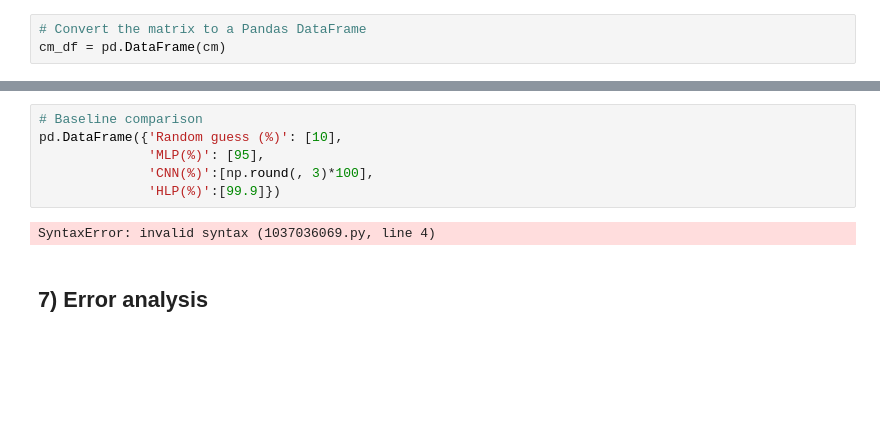
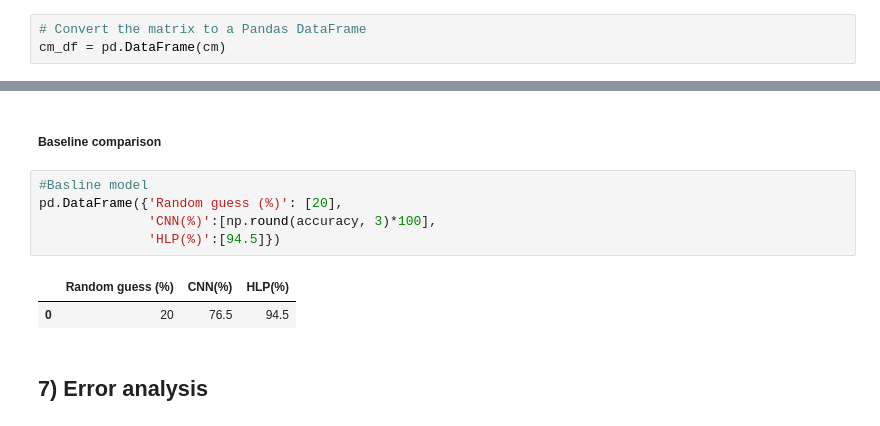
Before and after one commit to BredaUniversityADSAI/2022-23c-1fcmgt-reg-ai-01-SterreWalta220759, a Jupyter notebook: Deliverables/Creative-Brief-CNN.ipynb, the cells around one changed output, grey strips where cells are left out. Drawn from its saved outputs; the diff is of its cells as text; blank space fills up the shorter version.

```diff
--- a/Deliverables/Creative-Brief-CNN.ipynb
+++ b/Deliverables/Creative-Brief-CNN.ipynb
@@ -348,11 +390,13 @@ F1 Score: 0.6414
+# %% [markdown]
+##### Baseline comparison
 # %%
-# Baseline comparison
-pd.DataFrame({'Random guess (%)': [10],
-              'MLP(%)': [95],
-              'CNN(%)':[np.round(, 3)*100],
-              'HLP(%)':[99.9]})
+#Basline model
+pd.DataFrame({'Random guess (%)': [20],
+              'CNN(%)':[np.round(accuracy, 3)*100],
+              'HLP(%)':[94.5]})
 # %% [output]
-SyntaxError: invalid syntax (1037036069.py, line 4)
+|  | Random guess (%) | CNN(%) | HLP(%) |
+| 0 | 20 | 76.5 | 94.5 |
 # %% [markdown]
 ## 7) Error analysis
 # %% [markdown]
```
Also changed, not shown: parts of 17 cells of this notebook, 6 other files.
